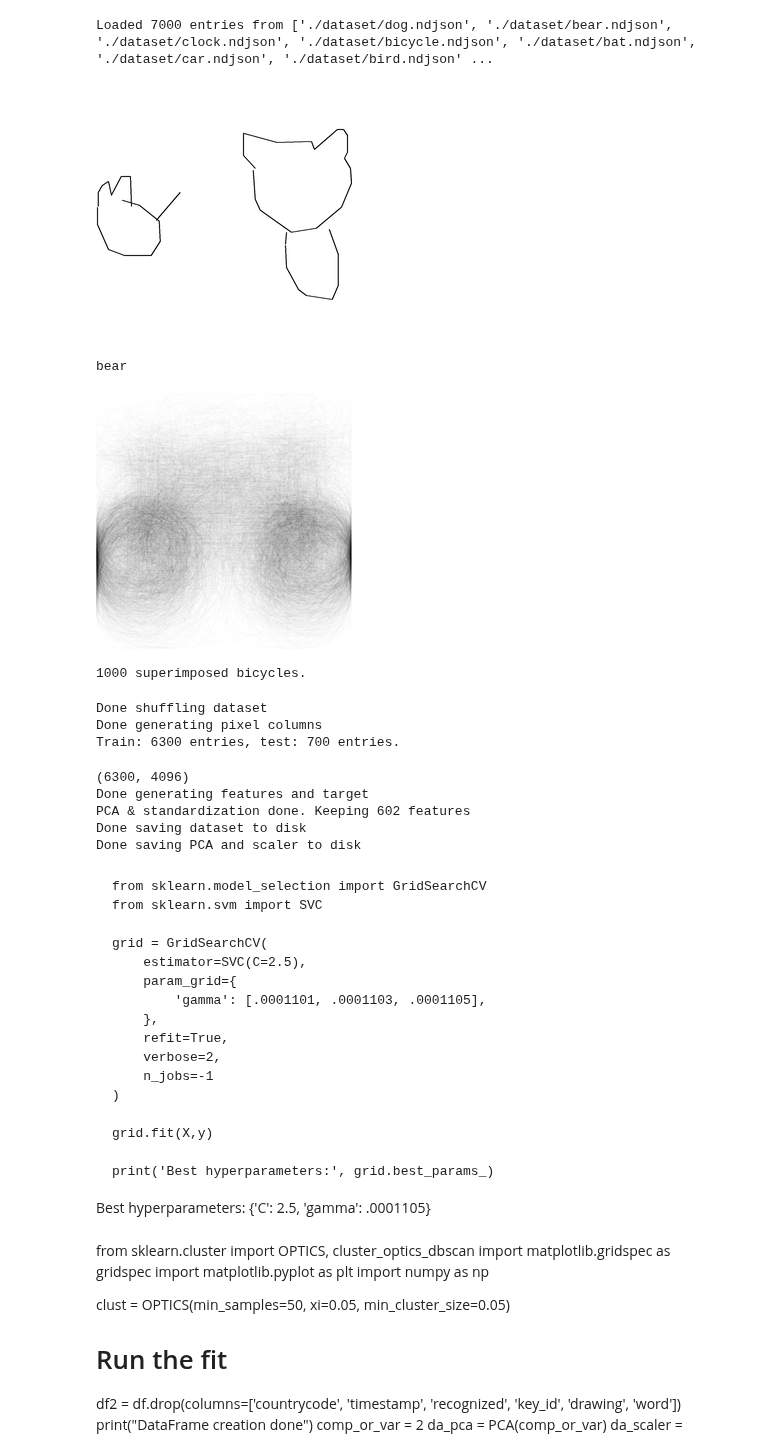
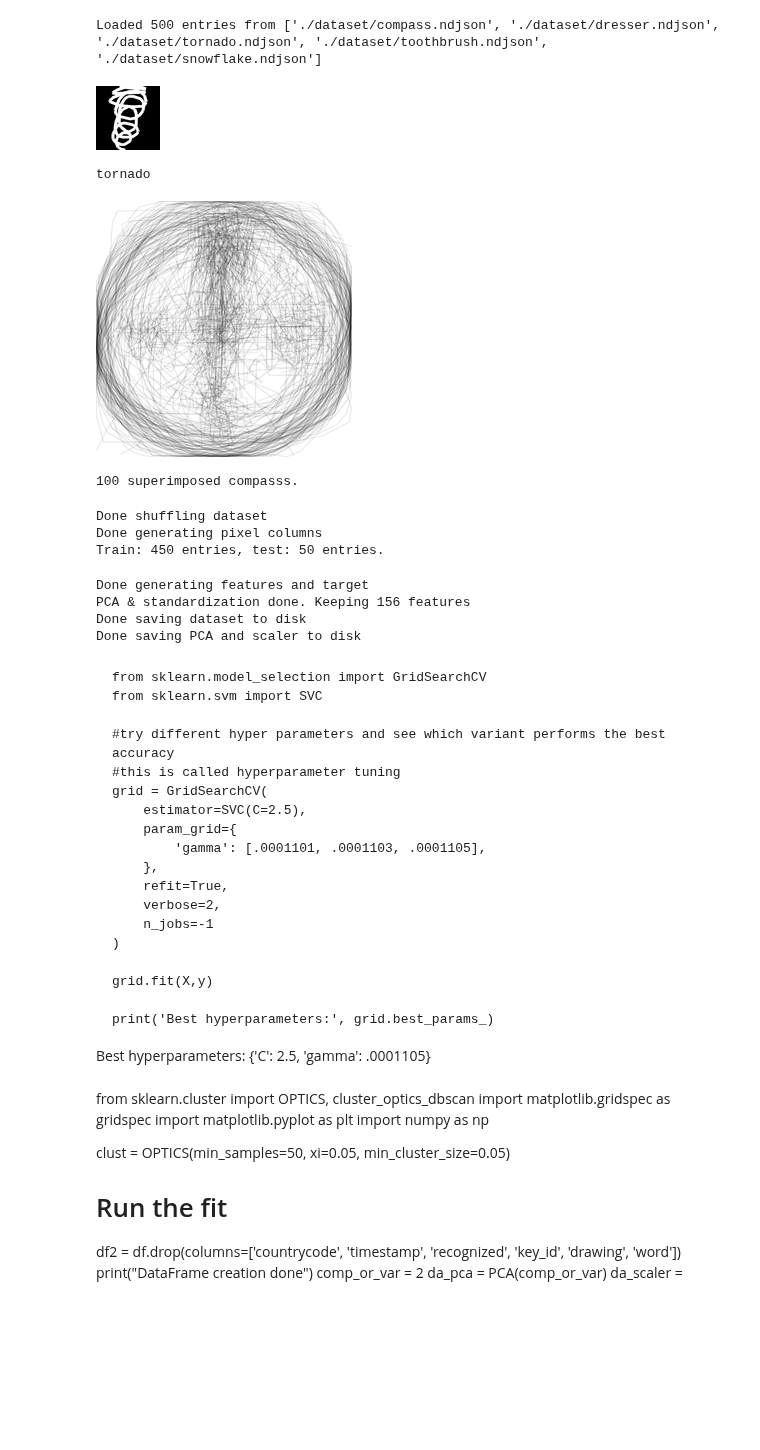
Before and after one commit to SzaboKrisztian/aai-final-project, a Jupyter notebook: final-project.ipynb, the cells around one changed output. Saved outputs shown, nothing was run; the diff lists cells and outputs as text; code cells hidden in the pictures; blank space fills up the shorter version.

```diff
--- a/final-project.ipynb
+++ b/final-project.ipynb
@@ -14,23 +11,31 @@ The autoreload extension is already loaded. To reload it, use:
 # %%
+
 num_cats = 5
-entries_per_cat = 1000
+entries_per_cat = 100
 
 files = get_dataset_files()
-#files = random.sample(files, num_cats)
+files = random.sample(files, num_cats)
 # files = ['./dataset/shorts.ndjson', './dataset/motorbike.ndjson', './dataset/envelope.ndjson', './dataset/suitcase.ndjson', './dataset/parrot.ndjson', './dataset/t-shirt.ndjson', './dataset/lighthouse.ndjson', './dataset/flip flops.ndjson', './dataset/speedboat.ndjson', './dataset/toothpaste.ndjson', './dataset/door.ndjson', './dataset/clarinet.ndjson', './dataset/lollipop.ndjson', './dataset/raccoon.ndjson', './dataset/microphone.ndjson', './dataset/mountain.ndjson', './dataset/traffic light.ndjson', './dataset/butterfly.ndjson', './dataset/spoon.ndjson', './dataset/spider.ndjson', './dataset/campfire.ndjson', './dataset/popsicle.ndjson', './dataset/frog.ndjson', './dataset/hot dog.ndjson', './dataset/elephant.ndjson']
 data = [extract_first_entries(file, entries_per_cat, recognized=True) for file in files]
 flat_data = [item for sublist in data for item in sublist]
 df_loaded = pd.DataFrame.from_dict(flat_data, orient='columns')
 print(f'Loaded {len(df_loaded)} entries from {files}')
+
+image_gen_params = {
+    "magnification": 4,
+    "resolution": 64,
+    "invert_color": True,
+    "stroke_width_scale": 3
+}
 # %% [output]
-Loaded 7000 entries from ['./dataset/dog.ndjson', './dataset/bear.ndjson', './dataset/clock.ndjson', './dataset/bicycle.ndjson', './dataset/bat.ndjson', './dataset/car.ndjson', './dataset/bird.ndjson' ...
+Loaded 500 entries from ['./dataset/compass.ndjson', './dataset/dresser.ndjson', './dataset/tornado.ndjson', './dataset/toothbrush.ndjson', './dataset/snowflake.ndjson']
 # %%
 img = random.choice(flat_data)
-display(IPImage(render_single(img['drawing'])))
+display(IPImage(render_single(img['drawing'], **image_gen_params)))
 print(img['word'])
 # %% [output]
-[figure, old version]
+[figure, new version]
-bear
+tornado
 # %%
 count = 1000 if entries_per_cat > 1000 else entries_per_cat
 word = random.choice(df_loaded['word'].values)
@@ -38,13 +43,15 @@ imgs = df_loaded[df_loaded['word'] == word].sample(count)
 display(IPImage(render_multiple(imgs['drawing'])))
 print(f'{count} superimposed {word}s.')
 # %% [output]
-[figure, old version]
+[figure, new version]
-1000 superimposed bicycles.
+100 superimposed compasss.
 # %%
 df = df_loaded.sample(len(df_loaded))
 print('Done shuffling dataset')
-df = generate_pixel_columns(df, resolution=64, invert_color=True, stroke_width_scale=2)
+df = generate_pixel_columns(df, **image_gen_params)
 print('Done generating pixel columns')
+#generate pixel columns may fuck up the indexes, and some algorithms are dependant on these indexes, so reset them.
+#do reset_index (drop=true means drop the previous index) in order to avoid future errors dependant on algorithms with indexes
 df = df.reset_index(drop=True)
 
 train_amt = int(len(df) * .9)
@@ -60,17 +67,19 @@ print(f'Train: {len(train)} entries, test: {len(test)} entries.')
 # %% [output]
 Done shuffling dataset
 Done generating pixel columns
-Train: 6300 entries, test: 700 entries.
+Train: 450 entries, test: 50 entries.
 # %%
 from sklearn.decomposition import PCA
 from sklearn.preprocessing import StandardScaler
 
 pca_on = True
 
+#a numpy array is an array which is managed by C-code, and it's more efficient
 y = train['word'].to_numpy()
 X = train.drop(columns=['countrycode', 'timestamp', 'recognized', 'key_id', 'drawing', 'word']).to_numpy()
 print("Done generating features and target")
 
+#instantiate a scaler and apply PCA
 if pca_on:
     scaler = StandardScaler()
     X = scaler.fit_transform(X)
@@ -80,21 +89,23 @@ if pca_on:
 
 save_to_disk = True
 
+#save the data in a folder (if not exists) and save the data, pca and scaler info
 if save_to_disk:
     stamp = str(int(time.time()))
     folder = f'./runs/{stamp}/'
     if not os.path.exists(folder):
         os.makedirs(folder)
     pd.DataFrame.to_feather(df, folder + 'data')
+    with open(folder + "img_params", "w") as f:
+        f.writelines(str(image_gen_params))
     print('Done saving dataset to disk')
     if pca_on:
         joblib.dump(pca, folder + 'pca')
         joblib.dump(scaler, folder + 'scaler')
         print('Done saving PCA and scaler to disk')
 # %% [output]
-(6300, 4096)
 Done generating features and target
-PCA & standardization done. Keeping 602 features
+PCA & standardization done. Keeping 156 features
 Done saving dataset to disk
 Done saving PCA and scaler to disk
 # %% [markdown]
@@ -102,6 +113,8 @@ Done saving PCA and scaler to disk
 from sklearn.model_selection import GridSearchCV
 from sklearn.svm import SVC
 
+#try different hyper parameters and see which variant performs the best accuracy
+#this is called hyperparameter tuning
 grid = GridSearchCV(
     estimator=SVC(C=2.5),
     param_grid={
```
Also changed, not shown: parts of 4 cells of this notebook, 2 other files.
